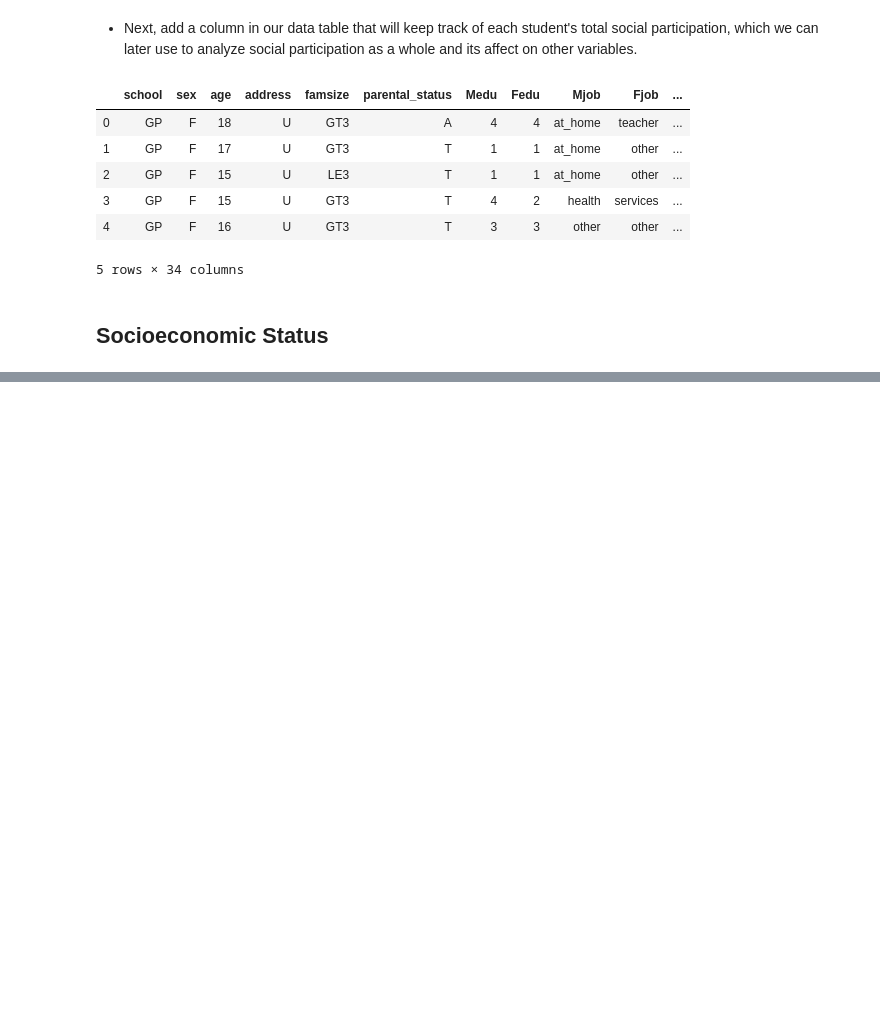
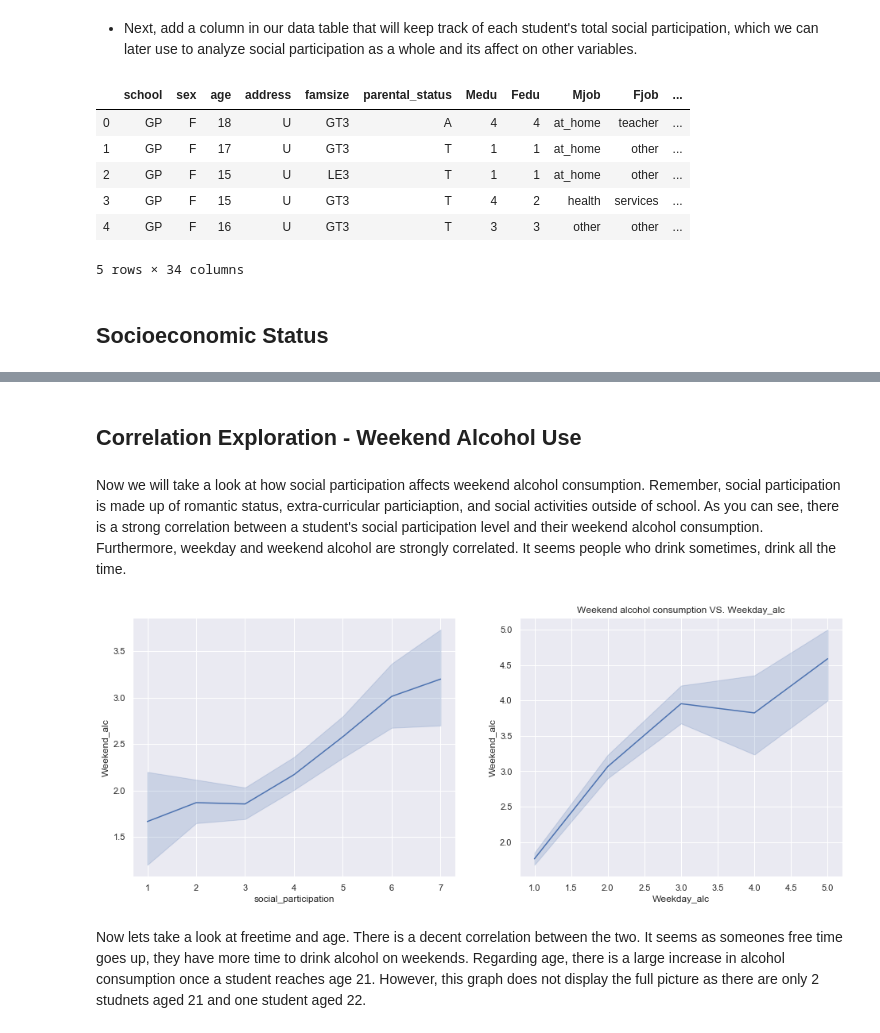
Before and after one commit to natanoliff/natanoliff.github.io, a Jupyter notebook: Alcohol_Consumption.ipynb, the cells around one changed output, grey strips where cells are left out. Drawn from its saved outputs; the diff is of its cells as text; code cells hidden in the pictures; blank space fills up the shorter version.

```diff
--- a/Alcohol_Consumption.ipynb
+++ b/Alcohol_Consumption.ipynb
@@ -52,23 +52,3 @@ data.head()
 # Exploratory Data Analysis
 # %% [markdown]
 ## Correlation Exploration - Weekend Alcohol Use
-# %%
-i=0
-time = 0
-_ , ax = plt.subplots(1,2, figsize=(16,6))
-for col in ['social_participation','sex','age','schoolsup','freetime','Weekday_alc','G3']:
-    x = col
-    y = data.Weekend_alc
-    plt.title("Weekend alcohol consumption VS. " + col)
-    if time != 3 :
-        sns.violinplot(x=data[x], y=y, ax = ax[i])
-    else :
-        sns.violinplot(x=data[x], y=y)
-    i+=1
-    if i == 2 :
-        if time < 2 :
-            _ , ax = plt.subplots(1,2, figsize=(16,6))
-        else :
-            _ , ax = plt.subplots(figsize=(16,6))
-        i = 0
-        time+=1
@@ -176,0 +152,19 @@ sns.regplot(x = 'G3', y = 'ses', data = data, ax = ax[1])
+# %% [markdown]
+## Correlation Exploration - Weekend Alcohol Use
+# %% [markdown]
+Now we will take a look at how social participation affects weekend alcohol consumption. Remember, social participation is made up of romantic status, extra-curricular particiaption, and social activities outside of school. As you can see, there is a strong correlation between a student's social participation level and their weekend alcohol consumption.
+Furthermore, weekday and weekend alcohol are strongly correlated. It seems people who drink sometimes, drink all the time.
+# %%
+i=0
+_ , ax = plt.subplots(1,2, figsize=(16,6))
+for col in ['social_participation','Weekday_alc']:
+    x = col
+    y = data.Weekend_alc
+    plt.title("Weekend alcohol consumption VS. " + col)
+    sns.lineplot(x=data[x], y=y, ax = ax[i])
+    i+=1
+# %% [output]
+[figure, added]
+# %% [markdown]
+Now lets take a look at freetime and age. There is a decent correlation between the two. It seems as someones free time goes up, they have more time to drink alcohol on weekends.
+Regarding age, there is a large increase in alcohol consumption once a student reaches age 21. However, this graph does not display the full picture as there are only 2 studnets aged 21 and one student aged 22.
```
Also changed, not shown: parts of 39 cells of this notebook.
